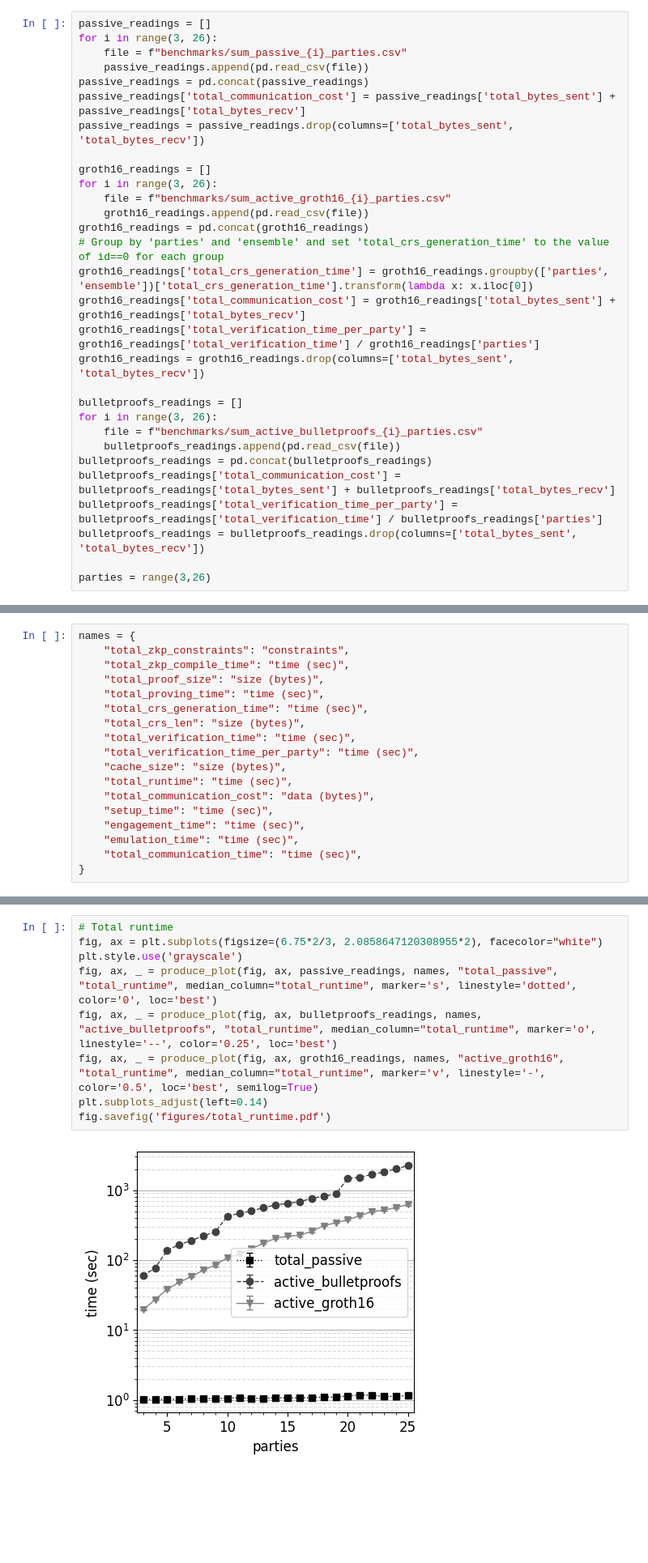
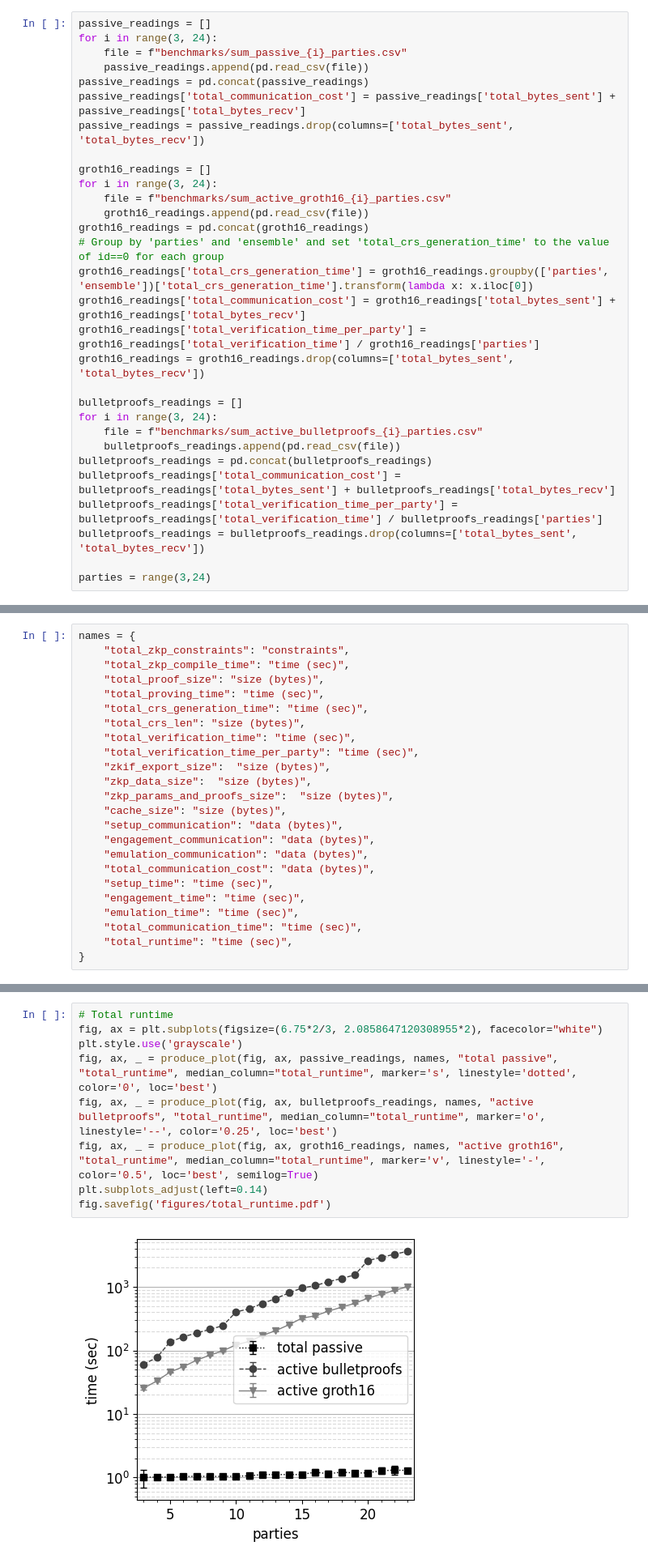
Before and after one commit to lorenzorota/activesecuritympc, a Jupyter notebook: notebooks/benchmark_analysis.ipynb, the cells around one changed output, grey strips where cells are left out. Shown at 81% size. Cells and saved outputs as stored; diff of their text form; blank space fills up the shorter version.

```diff
--- a/notebooks/benchmark_analysis.ipynb
+++ b/notebooks/benchmark_analysis.ipynb
@@ -17,7 +18,7 @@ if not os.path.exists("figures"):
     os.makedirs("figures")
 # %%
 passive_readings = []
-for i in range(3, 26):
+for i in range(3, 24):
     file = f"benchmarks/sum_passive_{i}_parties.csv"
     passive_readings.append(pd.read_csv(file))
 passive_readings = pd.concat(passive_readings)
@@ -25,7 +26,7 @@ passive_readings['total_communication_cost'] = passive_readings['total_bytes_sen
 passive_readings = passive_readings.drop(columns=['total_bytes_sent', 'total_bytes_recv'])
 
 groth16_readings = []
-for i in range(3, 26):
+for i in range(3, 24):
     file = f"benchmarks/sum_active_groth16_{i}_parties.csv"
     groth16_readings.append(pd.read_csv(file))
 groth16_readings = pd.concat(groth16_readings)
@@ -36,7 +37,7 @@ groth16_readings['total_verification_time_per_party'] = groth16_readings['total_
 groth16_readings = groth16_readings.drop(columns=['total_bytes_sent', 'total_bytes_recv'])
 
 bulletproofs_readings = []
-for i in range(3, 26):
+for i in range(3, 24):
     file = f"benchmarks/sum_active_bulletproofs_{i}_parties.csv"
     bulletproofs_readings.append(pd.read_csv(file))
 bulletproofs_readings = pd.concat(bulletproofs_readings)
@@ -44,7 +45,7 @@ bulletproofs_readings['total_communication_cost'] = bulletproofs_readings['total
 bulletproofs_readings['total_verification_time_per_party'] = bulletproofs_readings['total_verification_time'] / bulletproofs_readings['parties']
 bulletproofs_readings = bulletproofs_readings.drop(columns=['total_bytes_sent', 'total_bytes_recv'])
 
-parties = range(3,26)
+parties = range(3,24)
 # %%
 def get_all_measurements_alongside_median(data, pivot_column):
     # Group by 'parties' and 'id'
@@ -109,13 +110,19 @@ names = {
     "total_crs_len": "size (bytes)",
     "total_verification_time": "time (sec)",
     "total_verification_time_per_party": "time (sec)",
+    "zkif_export_size":  "size (bytes)",
+    "zkp_data_size":  "size (bytes)",
+    "zkp_params_and_proofs_size":  "size (bytes)",
     "cache_size": "size (bytes)",
-    "total_runtime": "time (sec)",
+    "setup_communication": "data (bytes)",
+    "engagement_communication": "data (bytes)",
+    "emulation_communication": "data (bytes)",
     "total_communication_cost": "data (bytes)",
     "setup_time": "time (sec)",
     "engagement_time": "time (sec)",
     "emulation_time": "time (sec)",
     "total_communication_time": "time (sec)",
+    "total_runtime": "time (sec)",
 }
 # %% [markdown]
 ## Analysis
@@ -124,14 +131,14 @@ We start with the basics, i.e. overall runtime and communication cost for passiv
 # %%
 # Total runtime
 fig, ax = plt.subplots(figsize=(6.75*2/3, 2.0858647120308955*2), facecolor="white")
 plt.style.use('grayscale')
-fig, ax, _ = produce_plot(fig, ax, passive_readings, names, "total_passive", "total_runtime", median_column="total_runtime", marker='s', linestyle='dotted', color='0', loc='best')
-fig, ax, _ = produce_plot(fig, ax, bulletproofs_readings, names, "active_bulletproofs", "total_runtime", median_column="total_runtime", marker='o', linestyle='--', color='0.25', loc='best')
-fig, ax, _ = produce_plot(fig, ax, groth16_readings, names, "active_groth16", "total_runtime", median_column="total_runtime", marker='v', linestyle='-', color='0.5', loc='best', semilog=True)
+fig, ax, _ = produce_plot(fig, ax, passive_readings, names, "total passive", "total_runtime", median_column="total_runtime", marker='s', linestyle='dotted', color='0', loc='best')
+fig, ax, _ = produce_plot(fig, ax, bulletproofs_readings, names, "active bulletproofs", "total_runtime", median_column="total_runtime", marker='o', linestyle='--', color='0.25', loc='best')
+fig, ax, _ = produce_plot(fig, ax, groth16_readings, names, "active groth16", "total_runtime", median_column="total_runtime", marker='v', linestyle='-', color='0.5', loc='best', semilog=True)
 plt.subplots_adjust(left=0.14)
 fig.savefig('figures/total_runtime.pdf')
 # %% [output]
-[figure, old version]
+[figure, new version]
 # %%
 # Total communication cost
 fig, ax = plt.subplots(figsize=(6.75*2/3, 2.0858647120308955*2), facecolor="white")
```
Also changed, not shown: parts of 41 cells of this notebook, 4 other files.
